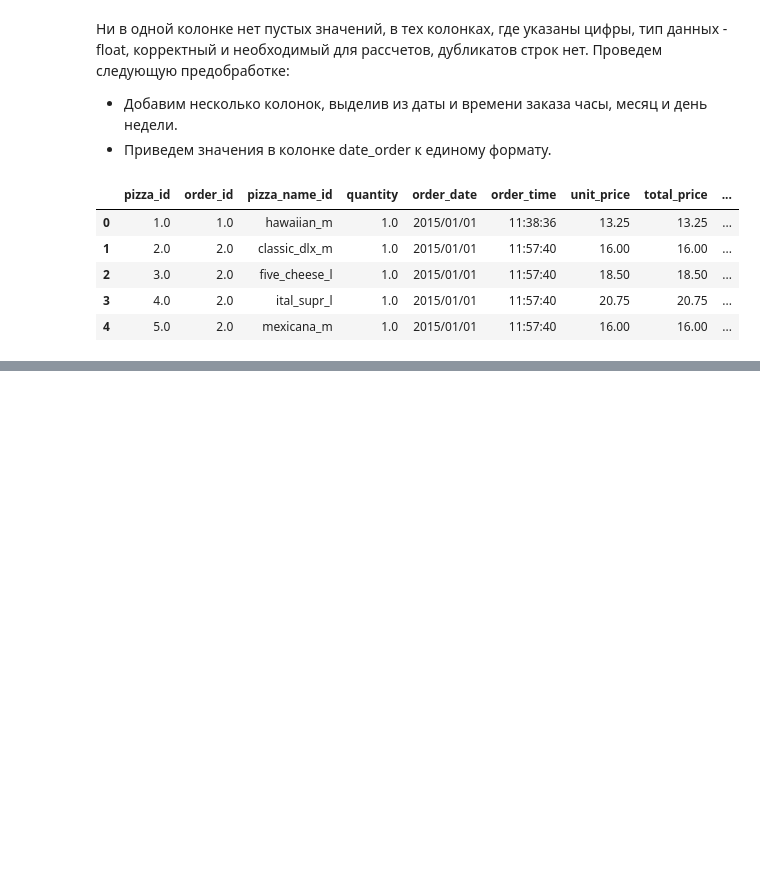
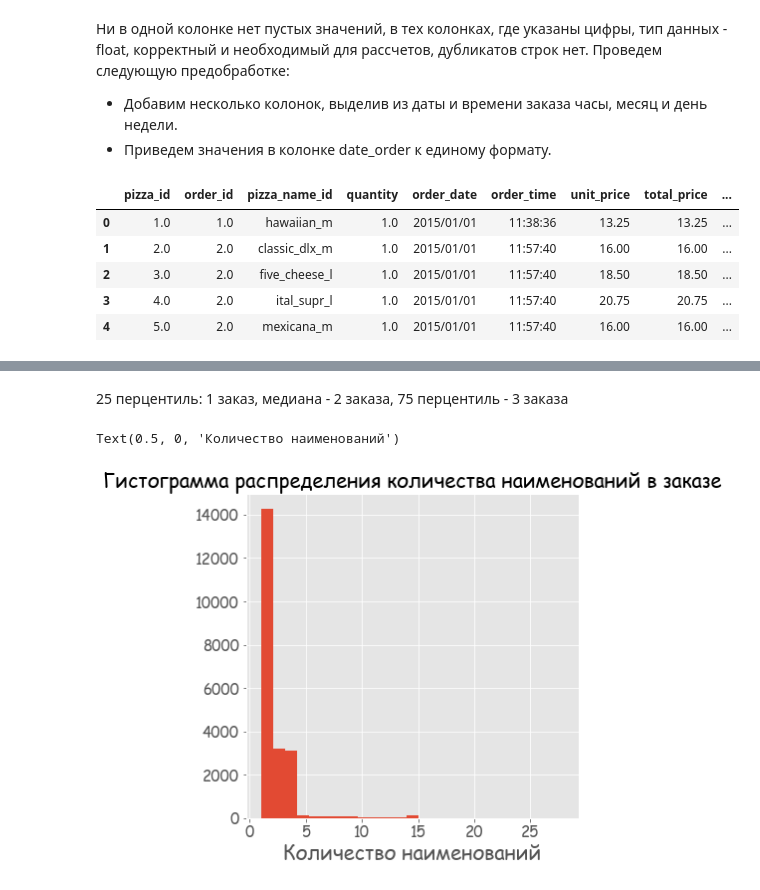
Before and after one commit to pettekaterina/Pizza_sailes, a Jupyter notebook: pizza.ipynb, the cells around one changed output, grey strips where cells are left out. Saved outputs shown, nothing was run; the diff lists cells and outputs as text; code cells hidden in the pictures; blank space fills up the shorter version.

```diff
--- a/pizza.ipynb
+++ b/pizza.ipynb
@@ -157,0 +202,10 @@ sns.lineplot(data=hours, x='order_hour', y='total_price')
+# %% [markdown]
+25 перцентиль: 1 заказ, медиана - 2 заказа, 75 перцентиль - 3 заказа
+# %%
+# распределение показателя на гистограмме
+orders['quantity'].hist(bins=25)
+plt.title('Гистограмма распределения количества наименований в заказе')
+plt.xlabel('Количество наименований')
+# %% [output]
+Text(0.5, 0, 'Количество наименований')
+[figure, added]
```
Also changed, not shown: parts of 60 cells of this notebook, 1 other file.
